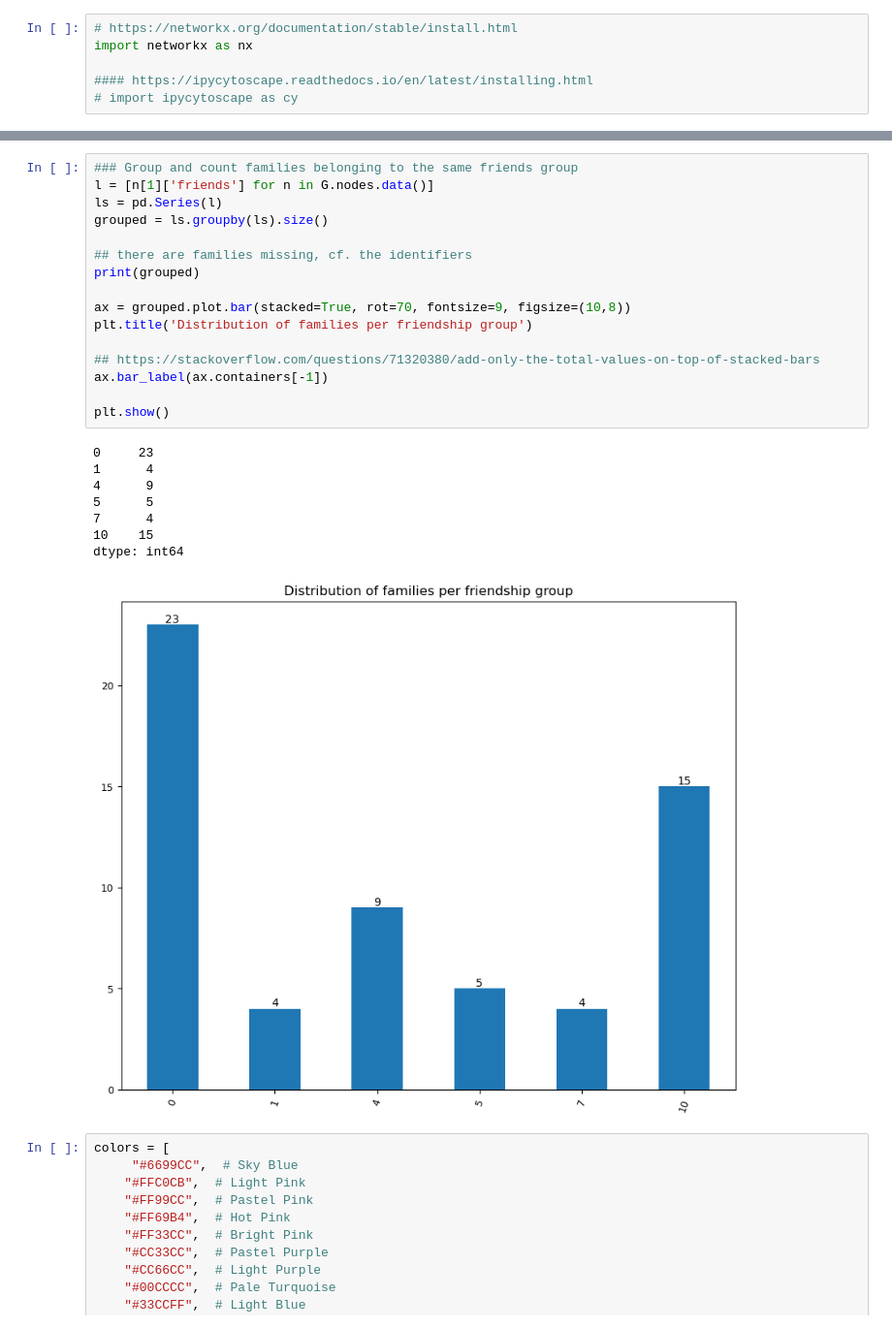
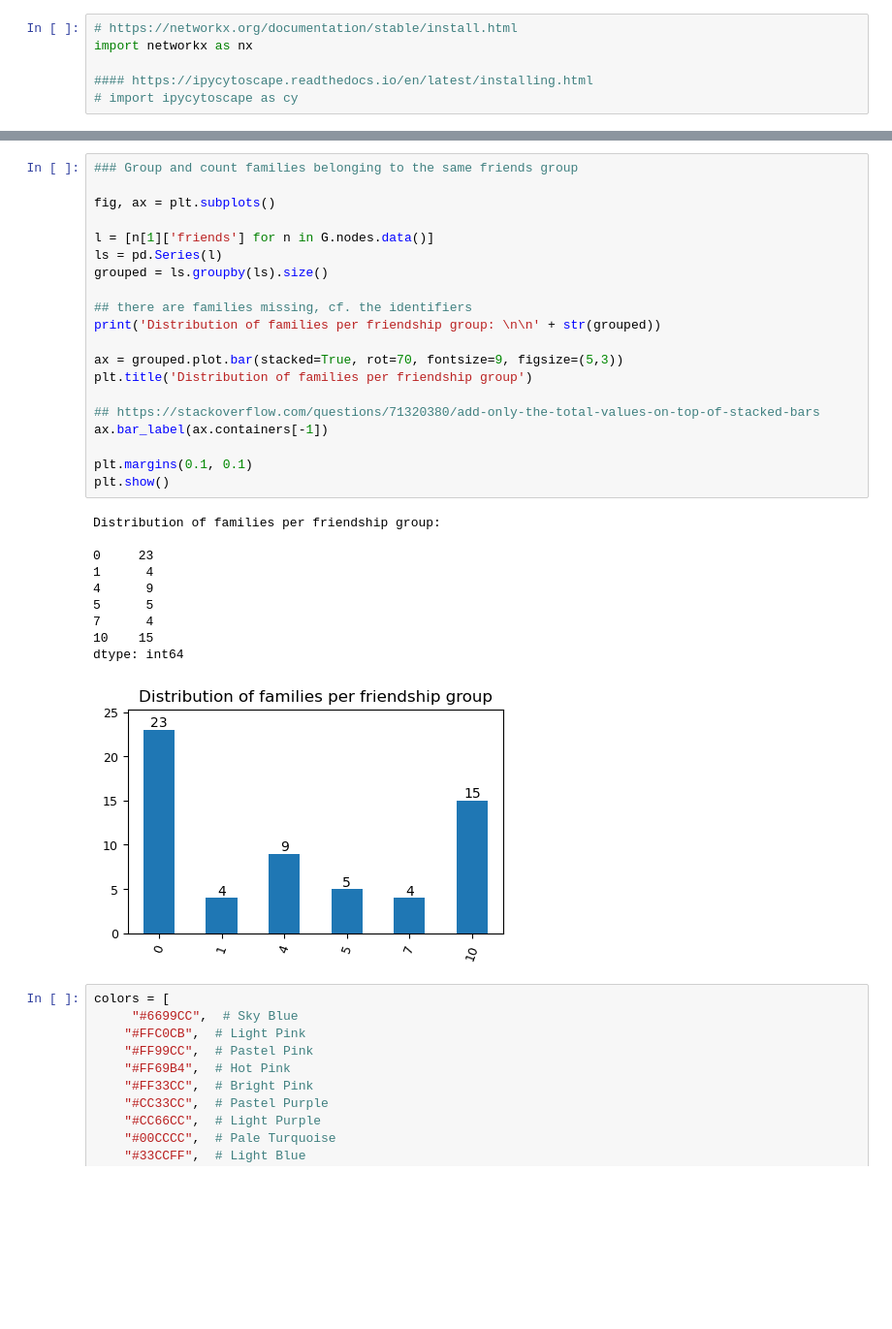
Before and after one commit to Sciences-historiques-numeriques/histoire_numerique_methodes, a Jupyter notebook: analyse_reseaux/pajek_book/chapter3.ipynb, the cells around one changed output, grey strips where cells are left out. Shown at 97% size. Saved outputs shown, nothing was run; the diff lists cells and outputs as text; blank space fills up the shorter version.

```diff
--- a/analyse_reseaux/pajek_book/chapter3.ipynb
+++ b/analyse_reseaux/pajek_book/chapter3.ipynb
@@ -93,28 +121,34 @@ print(list(G.nodes.data())[:3])
 # %%
 ### Group and count families belonging to the same friends group
+
+fig, ax = plt.subplots()
+
 l = [n[1]['friends'] for n in G.nodes.data()]
 ls = pd.Series(l)
 grouped = ls.groupby(ls).size()
 
 ## there are families missing, cf. the identifiers
-print(grouped)
+print('Distribution of families per friendship group: \n\n' + str(grouped))
 
-ax = grouped.plot.bar(stacked=True, rot=70, fontsize=9, figsize=(10,8))
+ax = grouped.plot.bar(stacked=True, rot=70, fontsize=9, figsize=(5,3))
 plt.title('Distribution of families per friendship group')
 
 ## https://stackoverflow.com/questions/71320380/add-only-the-total-values-on-top-of-stacked-bars
 ax.bar_label(ax.containers[-1])
 
+plt.margins(0.1, 0.1)
 plt.show()
 # %% [output]
+Distribution of families per friendship group:
+
 0     23
 1      4
 4      9
 5      5
 7      4
 10    15
 dtype: int64
-[figure, old version]
+[figure, new version]
 # %%
 colors = [
      "#6699CC",  # Sky Blue
```
Also changed, not shown: parts of 65 cells of this notebook, 2 other files.
